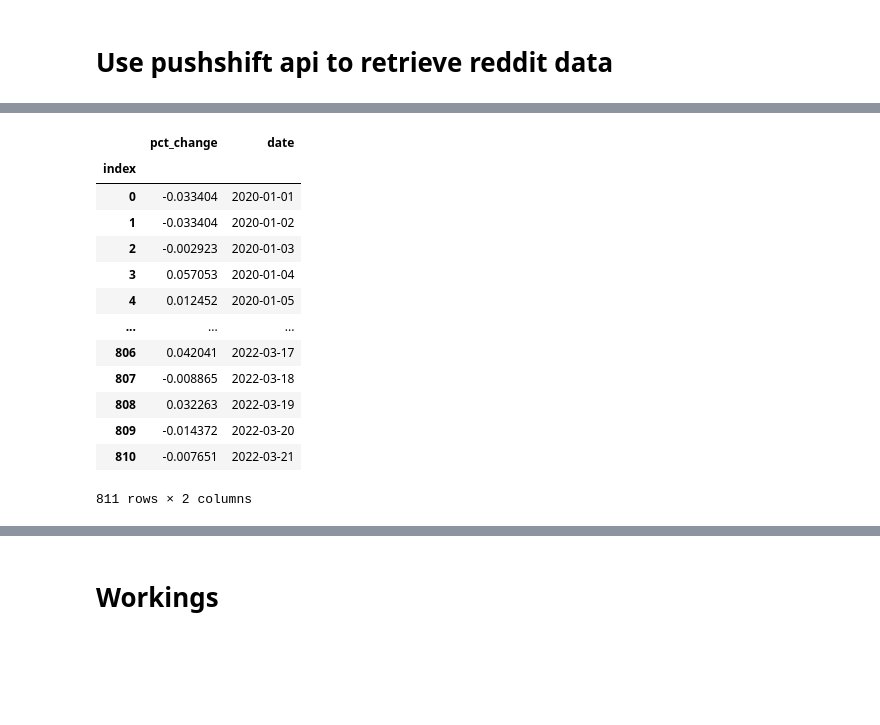
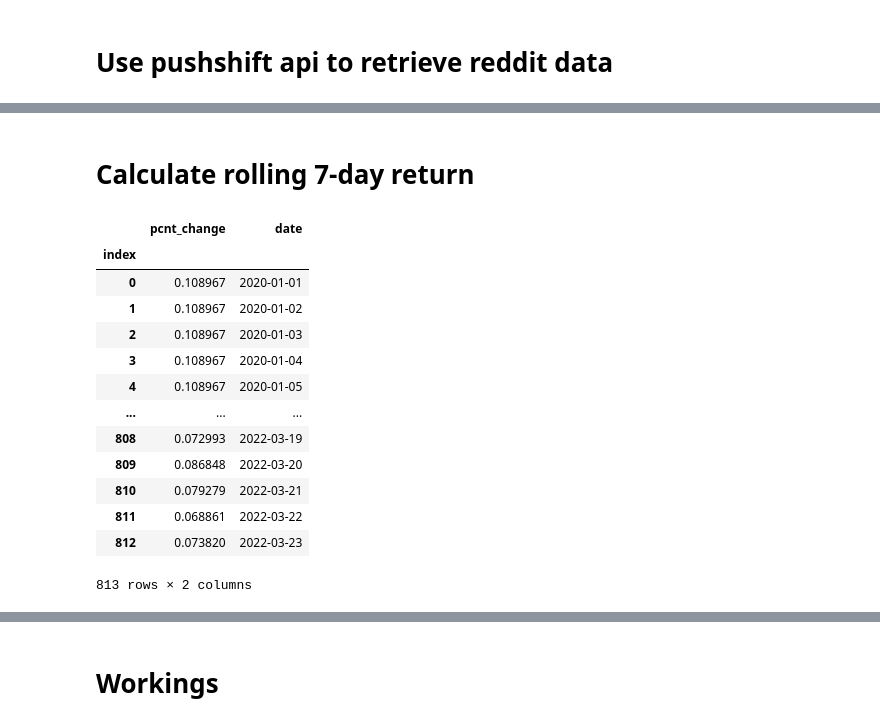
Before and after one commit to kmavyrle/CryptoAlgoTrading-with-NLP, a Jupyter notebook: Model.ipynb, the cells around one changed output, grey strips where cells are left out. Cells and saved outputs as stored; diff of their text form; code cells hidden in the pictures; blank space fills up the shorter version.

```diff
--- a/Model.ipynb
+++ b/Model.ipynb
@@ -84,25 +88,27 @@ Name: Low, Length: 811, dtype: float64
+# %% [markdown]
+# Calculate rolling 7-day return
 # %%
-pct_change = pd.DataFrame(df.pct_change().fillna(method = 'bfill'))
-pct_change.columns = ['pct_change']
+pct_change = pd.DataFrame(df.pct_change(periods = 7).fillna(method = 'bfill'))
+pct_change.columns = ['pcnt_change']
 pct_change['date'] = pct_change.index.astype(str)
 pct_change['index'] = range(len(pct_change))
 pct_change.set_index('index',drop = True,inplace = True)
 pct_change
 # %% [output]
-|  | pct_change | date |
+|  | pcnt_change | date |
 | index |  |  |
-| 0 | -0.033404 | 2020-01-01 |
-| 1 | -0.033404 | 2020-01-02 |
-| 2 | -0.002923 | 2020-01-03 |
-| 3 | 0.057053 | 2020-01-04 |
-| 4 | 0.012452 | 2020-01-05 |
+| 0 | 0.108967 | 2020-01-01 |
+| 1 | 0.108967 | 2020-01-02 |
+| 2 | 0.108967 | 2020-01-03 |
+| 3 | 0.108967 | 2020-01-04 |
+| 4 | 0.108967 | 2020-01-05 |
 | ... | ... | ... |
-| 806 | 0.042041 | 2022-03-17 |
-| 807 | -0.008865 | 2022-03-18 |
-| 808 | 0.032263 | 2022-03-19 |
-| 809 | -0.014372 | 2022-03-20 |
-| 810 | -0.007651 | 2022-03-21 |
+| 808 | 0.072993 | 2022-03-19 |
+| 809 | 0.086848 | 2022-03-20 |
+| 810 | 0.079279 | 2022-03-21 |
+| 811 | 0.068861 | 2022-03-22 |
+| 812 | 0.073820 | 2022-03-23 |
-811 rows × 2 columns
+813 rows × 2 columns
 # %%
 query = "bitcoin"
 subreddit="bitcoin" #Define Your Query
```
Also changed, not shown: parts of 33 cells of this notebook, 1 other file.
